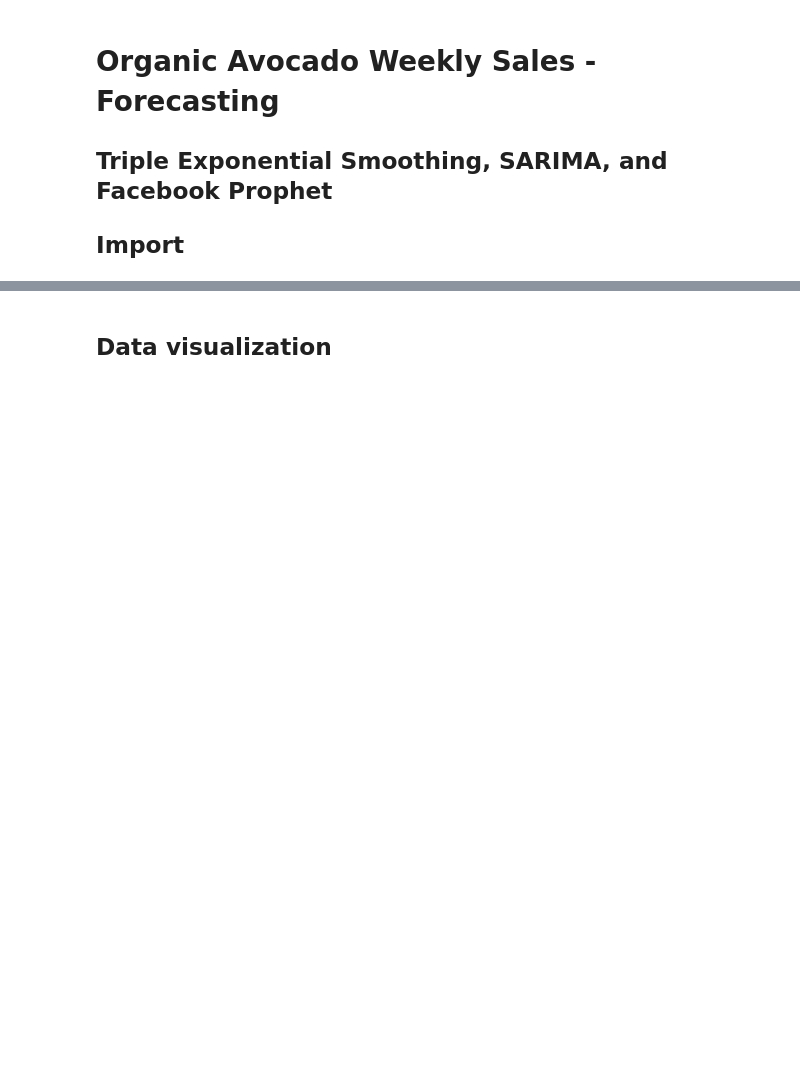
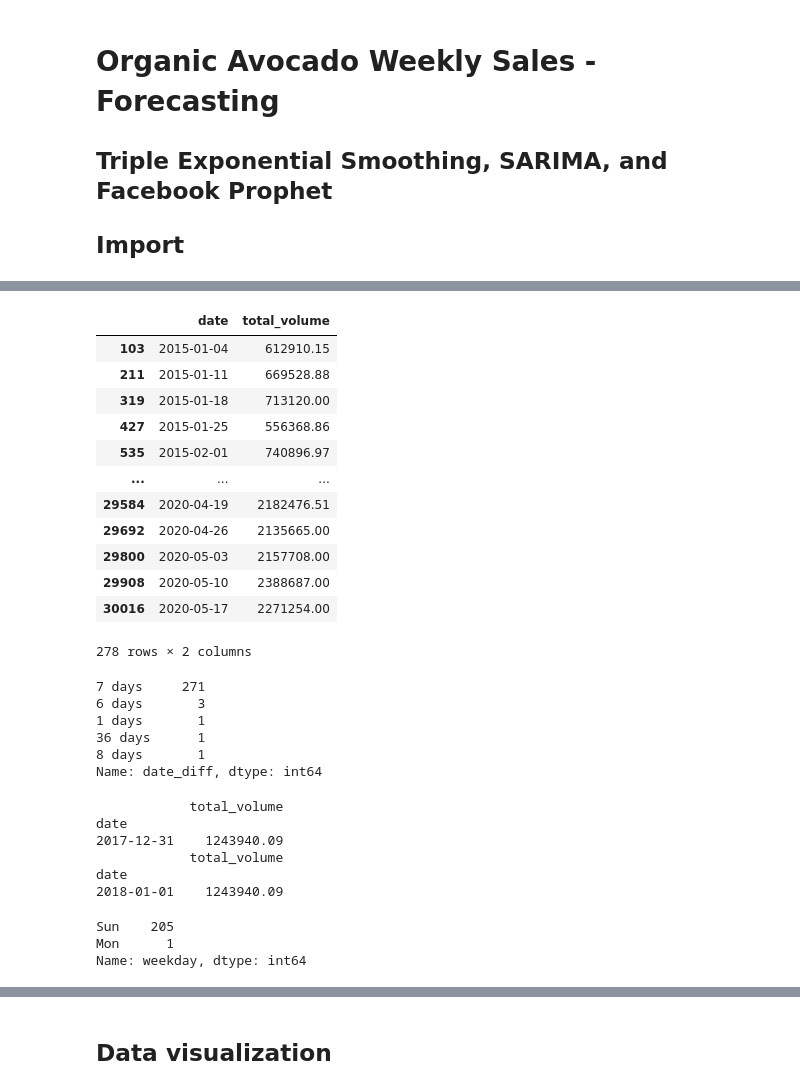
Before and after one commit to thuynh323/Time-series-forecasting, a Jupyter notebook: Organic Avocado Sales - Forecasting.ipynb, the cells around one changed output, grey strips where cells are left out. Drawn from its saved outputs; the diff is of its cells as text; code cells hidden in the pictures; blank space fills up the shorter version.

```diff
--- a/Organic Avocado Sales - Forecasting.ipynb
+++ b/Organic Avocado Sales - Forecasting.ipynb
@@ -30,0 +63,3 @@ data.index = pd.to_datetime(data.index)
+# %%
+data['date'] = pd.to_datetime(data['date'])
+data['type'].unique()
@@ -30,0 +84,29 @@ data.index = pd.to_datetime(data.index)
+# %%
+# Select US demand for organic avocados
+my_data = data[(data['geography'] == 'Total U.S.') &
+               (data['type'] == 'organic')][['date', 'total_volume']]
+my_data
+# %% [output]
+|  | date | total_volume |
+| 103 | 2015-01-04 | 612910.15 |
+| 211 | 2015-01-11 | 669528.88 |
+| 319 | 2015-01-18 | 713120.00 |
+| 427 | 2015-01-25 | 556368.86 |
+| 535 | 2015-02-01 | 740896.97 |
+| ... | ... | ... |
+| 29584 | 2020-04-19 | 2182476.51 |
+| 29692 | 2020-04-26 | 2135665.00 |
+| 29800 | 2020-05-03 | 2157708.00 |
+| 29908 | 2020-05-10 | 2388687.00 |
+| 30016 | 2020-05-17 | 2271254.00 |
+278 rows × 2 columns
+# %%
+my_data['date_diff'] = my_data['date'].diff()
+my_data['date_diff'].value_counts()
+# %% [output]
+7 days     271
+6 days       3
+1 days       1
+36 days      1
+8 days       1
+Name: date_diff, dtype: int64
@@ -30,0 +119,21 @@ data.index = pd.to_datetime(data.index)
+# %%
+# Since we have one date difference between Jan 1st 2018 and the last date of 2017
+# Examine last date of 2017 and first date of 2018
+print(my_data[my_data.index.year == 2017].tail(1))
+print(my_data[my_data.index.year == 2018].head(1))
+# %% [output]
+            total_volume
+date
+2017-12-31    1243940.09
+            total_volume
+date
+2018-01-01    1243940.09
+# %%
+# This value is duplicated
+# There may be a discrepancy among first days of a week
+my_data['weekday'] = my_data.index.strftime('%a')
+my_data['weekday'].value_counts()
+# %% [output]
+Sun    205
+Mon      1
+Name: weekday, dtype: int64
```
Also changed, not shown: parts of 18 cells of this notebook.
